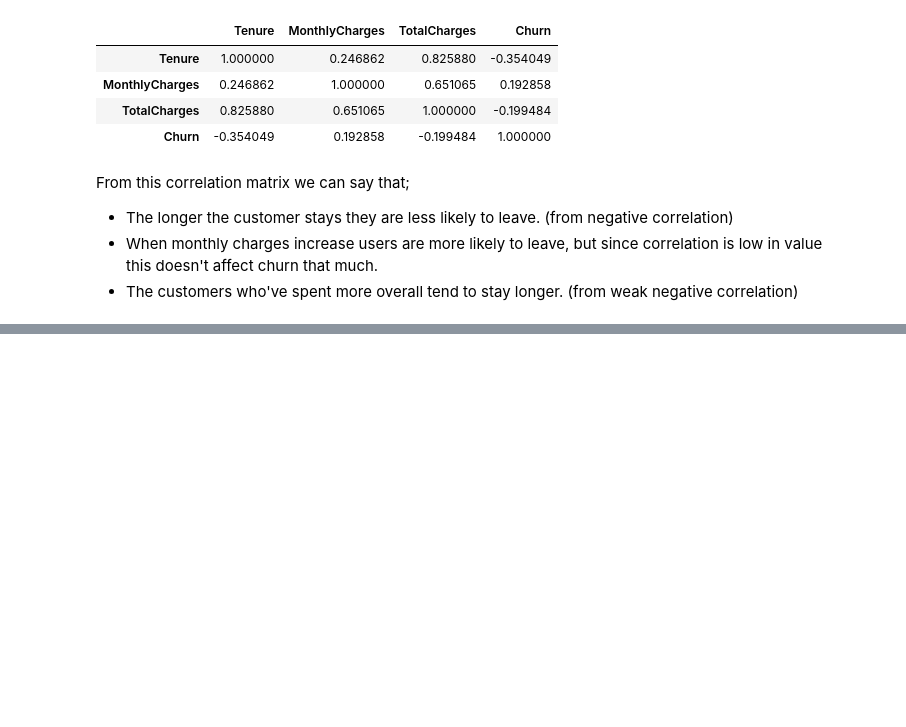
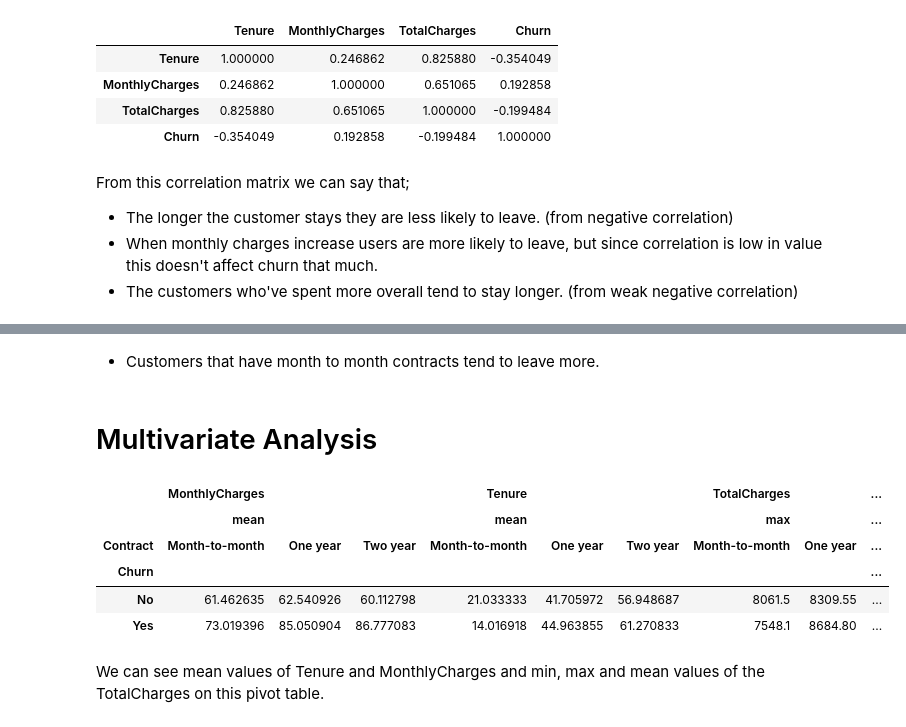
Before and after one commit to CerenSude/telco-customer-churn-analysis, a Jupyter notebook: EDA.ipynb, the cells around one changed output, grey strips where cells are left out. Drawn from its saved outputs; the diff is of its cells as text; code cells hidden in the pictures; blank space fills up the shorter version.

Commit message:
multivar analysis

```diff
--- a/EDA.ipynb
+++ b/EDA.ipynb
@@ -321,0 +361,18 @@ From this correlation matrix we can say that;
+# %% [markdown]
+- Customers that have month to month contracts tend to leave more.
+# %% [markdown]
+# Multivariate Analysis
+# %%
+data_pivot = data.pivot_table(index="Churn", columns = "Contract",
+                 values=["Tenure","MonthlyCharges","TotalCharges"],
+                aggfunc={"Tenure":np.mean,"MonthlyCharges":np.mean,"TotalCharges":[min, max, np.std]})
+data_pivot.head()
+# %% [output]
+|  | MonthlyCharges |  |  | Tenure |  |  | TotalCharges |  | ... |
+|  | mean |  |  | mean |  |  | max |  | ... |
+| Contract | Month-to-month | One year | Two year | Month-to-month | One year | Two year | Month-to-month | One year | ... |
+| Churn |  |  |  |  |  |  |  |  | ... |
+| No | 61.462635 | 62.540926 | 60.112798 | 21.033333 | 41.705972 | 56.948687 | 8061.5 | 8309.55 | ... |
+| Yes | 73.019396 | 85.050904 | 86.777083 | 14.016918 | 44.963855 | 61.270833 | 7548.1 | 8684.80 | ... |
+# %% [markdown]
+We can see mean values of Tenure and MonthlyCharges and min, max and mean values of the TotalCharges on this pivot table.
```
Also changed, not shown: parts of 4 cells of this notebook.
